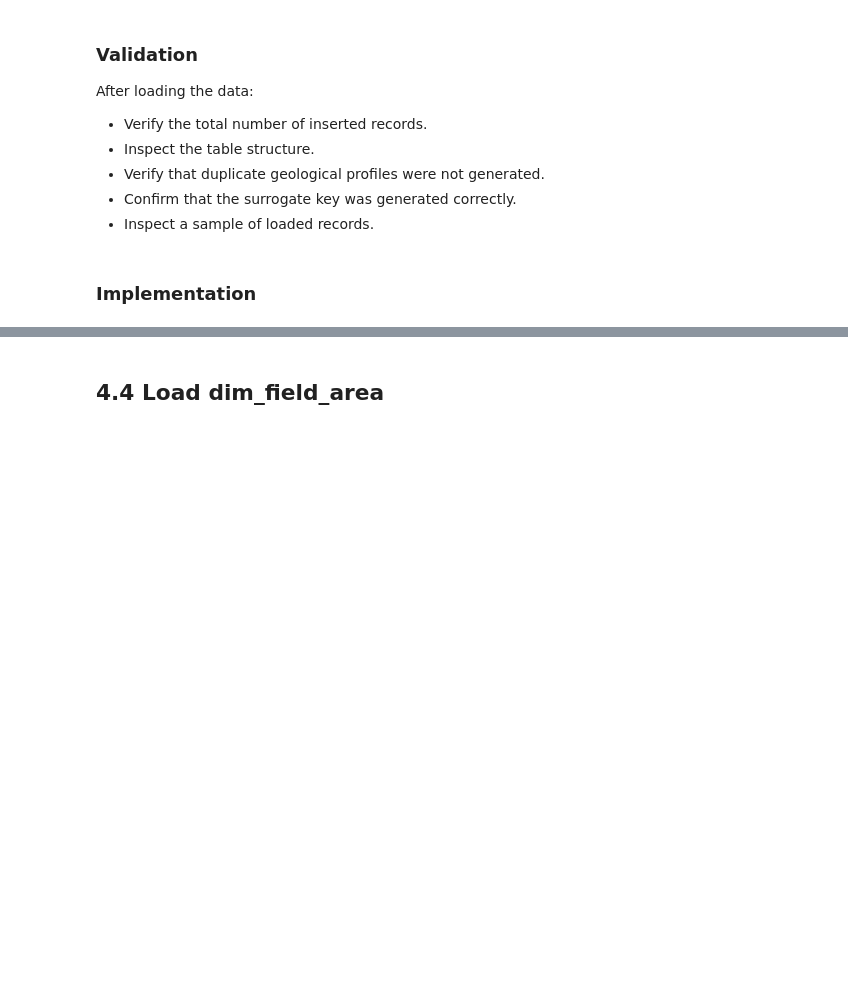
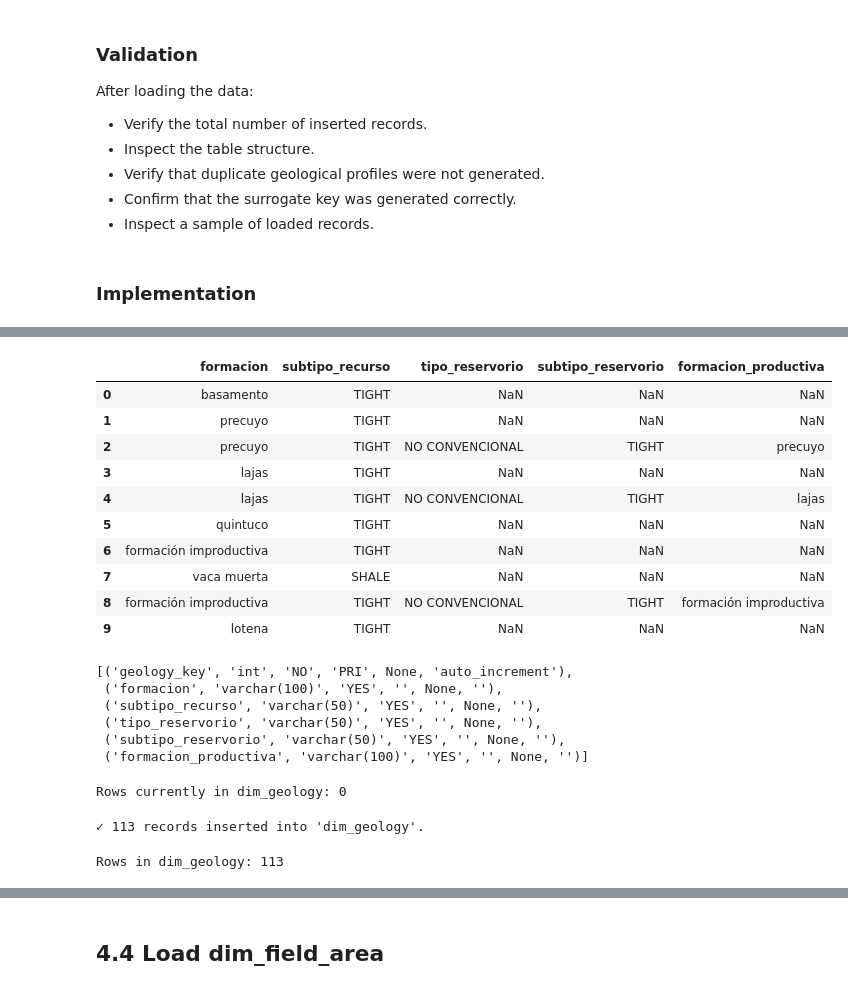
Before and after one commit to Jofregf/oil-gas-well-analytics-argentina, a Jupyter notebook: notebooks/04_etl_dimension_loading.ipynb, the cells around one changed output, grey strips where cells are left out. Cells and saved outputs as stored; diff of their text form; code cells hidden in the pictures; blank space fills up the shorter version.

```diff
--- a/notebooks/04_etl_dimension_loading.ipynb
+++ b/notebooks/04_etl_dimension_loading.ipynb
@@ -1512,0 +1422,39 @@ Extra profiles: 0
+# %%
+# 2.9. Inspect all geological profiles
+
+all_geology_profiles.head(10)
+# %% [output]
+|  | formacion | subtipo_recurso | tipo_reservorio | subtipo_reservorio | formacion_productiva |
+| 0 | basamento | TIGHT | NaN | NaN | NaN |
+| 1 | precuyo | TIGHT | NaN | NaN | NaN |
+| 2 | precuyo | TIGHT | NO CONVENCIONAL | TIGHT | precuyo |
+| 3 | lajas | TIGHT | NaN | NaN | NaN |
+| 4 | lajas | TIGHT | NO CONVENCIONAL | TIGHT | lajas |
+| 5 | quintuco | TIGHT | NaN | NaN | NaN |
+| 6 | formación improductiva | TIGHT | NaN | NaN | NaN |
+| 7 | vaca muerta | SHALE | NaN | NaN | NaN |
+| 8 | formación improductiva | TIGHT | NO CONVENCIONAL | TIGHT | formación improductiva |
+| 9 | lotena | TIGHT | NaN | NaN | NaN |
+# %%
+# 2.10. Check dim_geology structure
+
+sql = """
+DESCRIBE dim_geology;
+"""
+
+dim_geology_structure = execute_query(sql)
+
+dim_geology_structure
+# %% [output]
+[('geology_key', 'int', 'NO', 'PRI', None, 'auto_increment'),
+ ('formacion', 'varchar(100)', 'YES', '', None, ''),
+ ('subtipo_recurso', 'varchar(50)', 'YES', '', None, ''),
+ ('tipo_reservorio', 'varchar(50)', 'YES', '', None, ''),
+ ('subtipo_reservorio', 'varchar(50)', 'YES', '', None, ''),
+ ('formacion_productiva', 'varchar(100)', 'YES', '', None, '')]
+# %%
+# 2.11. Verify current dim_geology row count
+
+print(f"Rows currently in dim_geology: " f"{get_row_count('dim_geology')}")
+# %% [output]
+Rows currently in dim_geology: 0
@@ -1512,0 +1478,23 @@ Extra profiles: 0
+# %%
+# 3.2. Load geological profiles into MySQL
+
+load_to_table(
+    insert_sql,
+    all_geology_profiles,
+    "dim_geology"
+)
+# %% [output]
+✓ 113 records inserted into 'dim_geology'.
+# %%
+# =======================================================================
+# 4. Validation
+# =======================================================================
+
+# 4.1. Validate row count
+
+print(
+    f"Rows in dim_geology: "
+    f"{get_row_count('dim_geology')}"
+)
+# %% [output]
+Rows in dim_geology: 113
```
Also changed, not shown: parts of 75 cells of this notebook, 2 other files.
